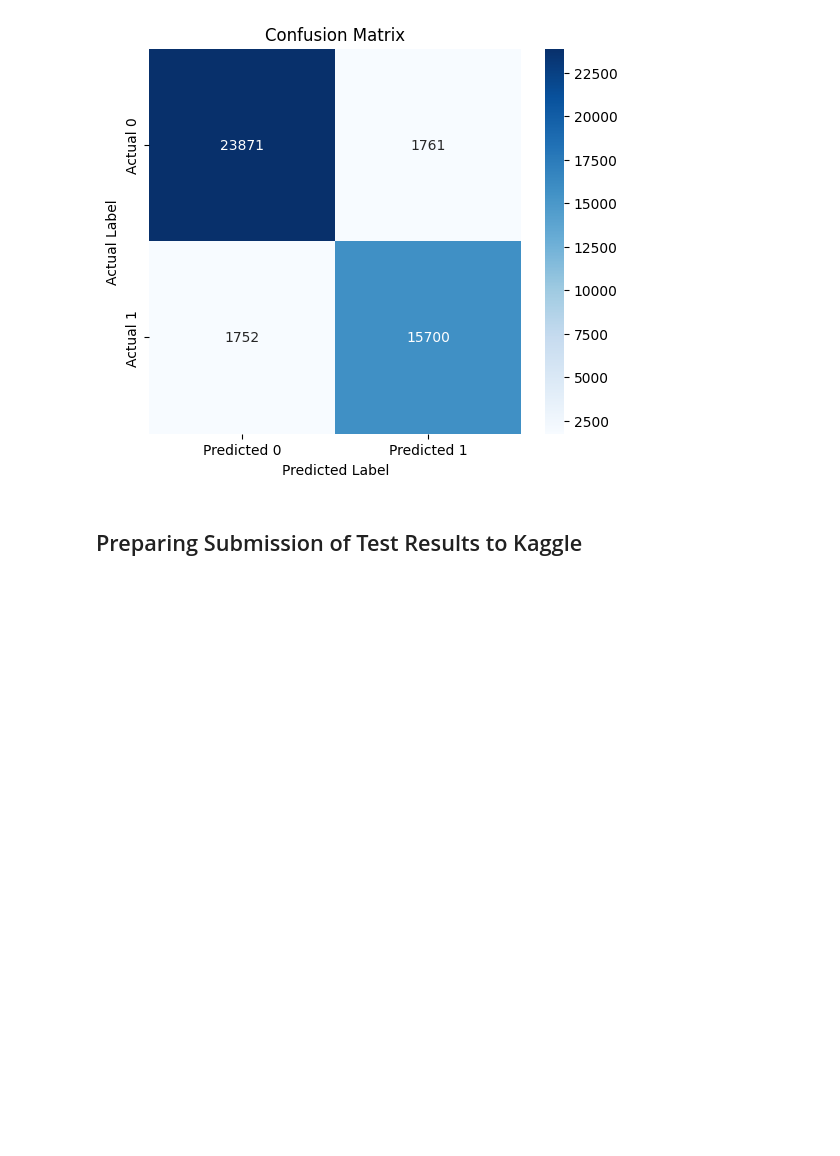
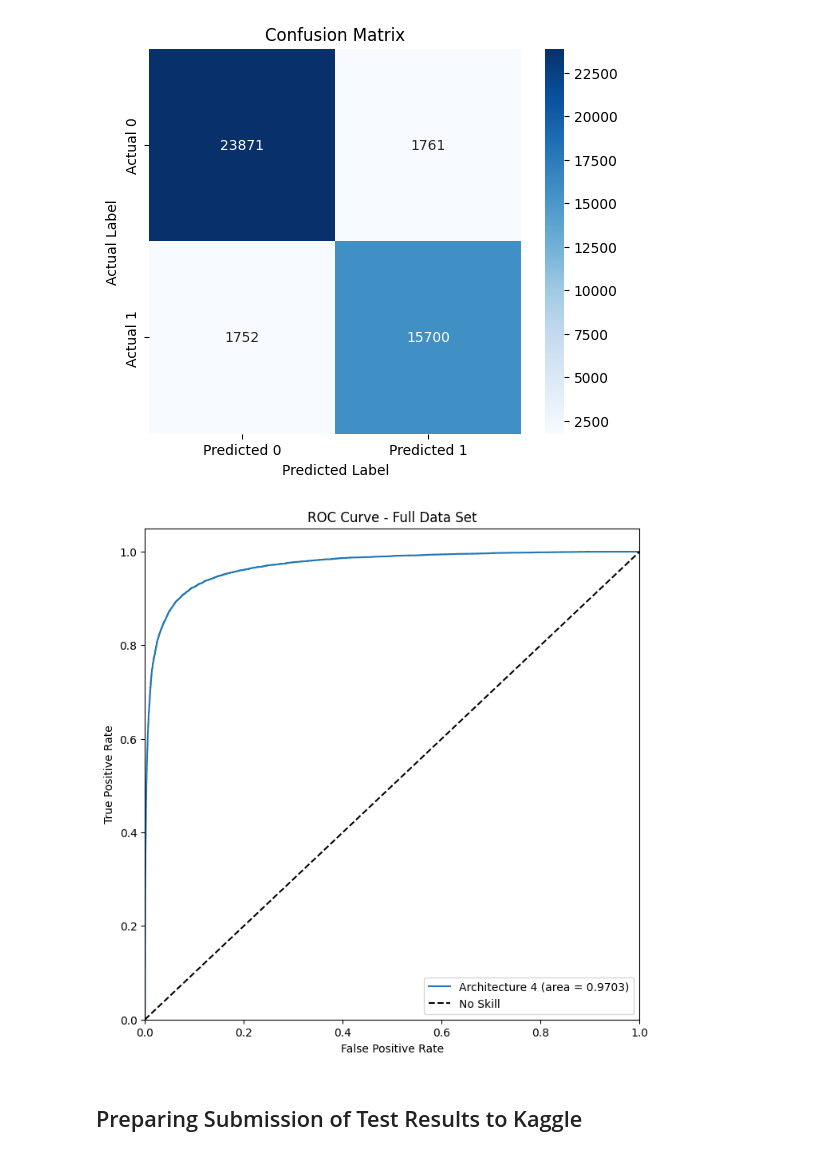
Before and after one commit to seanpritchard94/cancer-detection, a Jupyter notebook: cancer_detection.ipynb, the cells around one changed output. Drawn from its saved outputs; the diff is of its cells as text; code cells hidden in the pictures; blank space fills up the shorter version.

```diff
--- a/cancer_detection.ipynb
+++ b/cancer_detection.ipynb
@@ -1370,6 +1308,11 @@ Epoch 14/50
 full_model.save('/content/drive/My Drive/data/cancer_detection.keras')
 # %% [markdown]
 Now use the fully trained model for predictions on the validation set.
+# %%
+import keras
+model = keras.models.load_model('/content/drive/My Drive/data/cancer_detection.keras')
+# %%
+full_model = model
 # %%
 #I need a new Validation Generator with shuffle=False so I can compare
 #with true labels
@@ -1460,6 +1402,24 @@ plt.show()
    macro avg       0.92      0.92      0.92     43084
 weighted avg       0.92      0.92      0.92     43084
 [figure]
+# %%
+from sklearn.metrics import roc_curve, auc
+
+fpr, tpr, thresholds = roc_curve(y_true, y_pred_probs_flat)
+roc_auc = auc(fpr, tpr)
+# Plot the ROC curve
+plt.figure(figsize=(8, 8))
+plt.plot(fpr, tpr, label='Architecture 4 (area = %0.4f)' % roc_auc)
+plt.plot([0, 1], [0, 1], 'k--', label='No Skill')
+plt.xlim([0.0, 1.0])
+plt.ylim([0.0, 1.05])
+plt.xlabel('False Positive Rate')
+plt.ylabel('True Positive Rate')
+plt.title('ROC Curve - Full Data Set')
+plt.legend()
+plt.show()
+# %% [output]
+[figure, added]
 # %% [markdown]
 ## Preparing Submission of Test Results to Kaggle ##
 # %%
```
Also changed, not shown: parts of 9 cells of this notebook.
